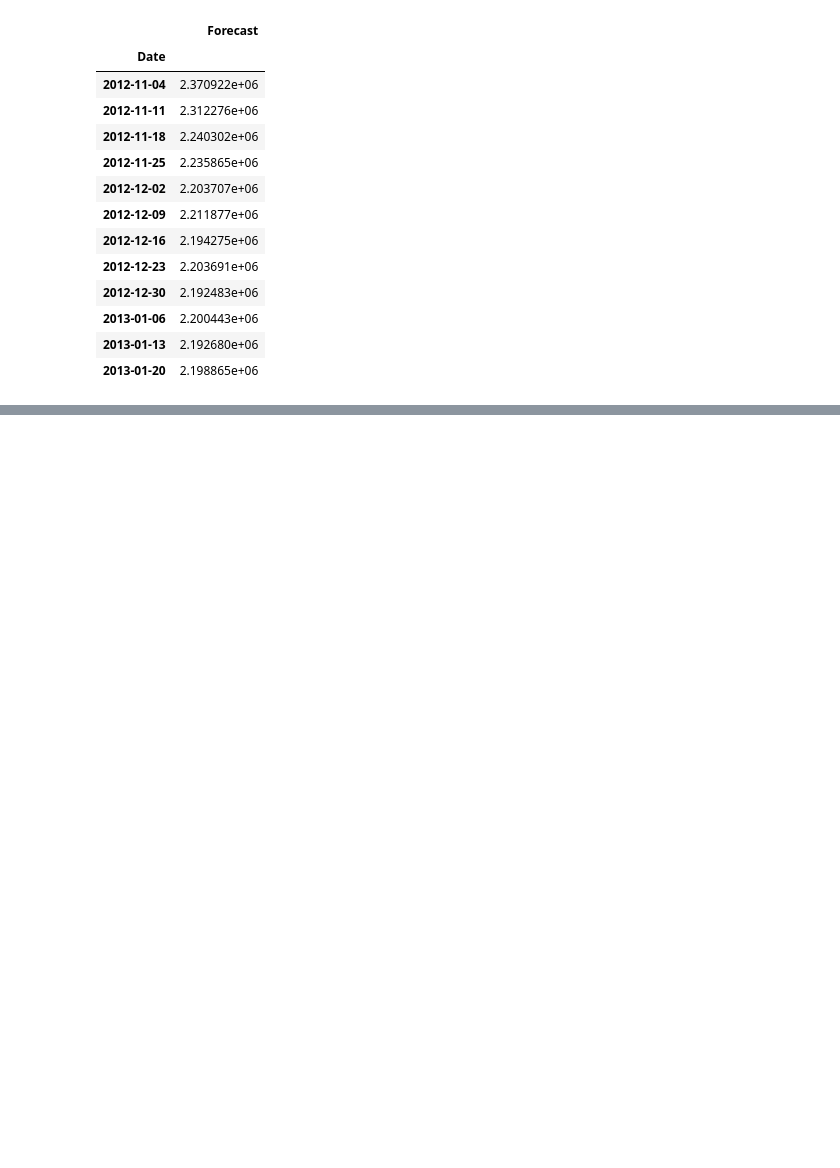
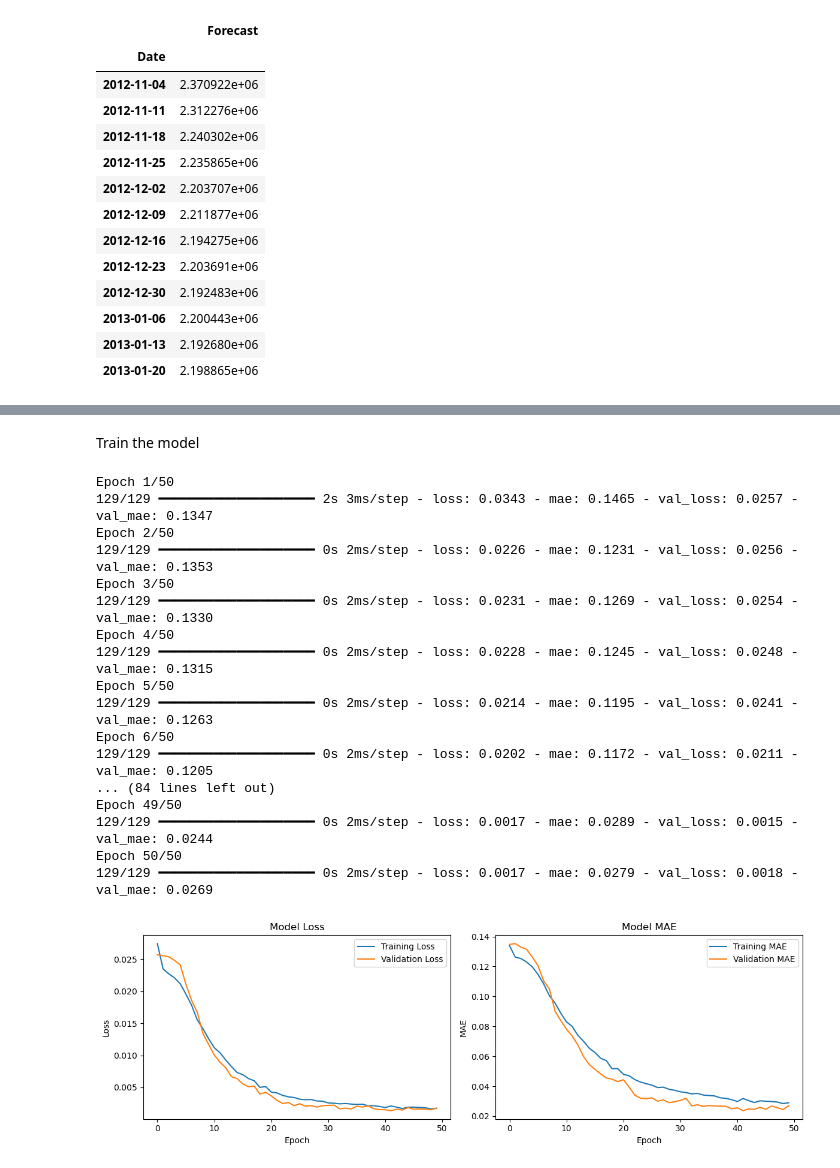
Before and after one commit to vikashsinha72/CPE_595_Team2_Project, a Jupyter notebook: walmart_weekly_sales_forcast.ipynb, the cells around one changed output, grey strips where cells are left out. Saved outputs shown, nothing was run; the diff lists cells and outputs as text; code cells hidden in the pictures; blank space fills up the shorter version.

```diff
--- a/walmart_weekly_sales_forcast.ipynb
+++ b/walmart_weekly_sales_forcast.ipynb
@@ -1108,0 +1178,8 @@ future_df.head(future_steps)
+# %%
+# Load and prepare the sales data
+sales_df = pd.read_csv('Walmart_Sales_Project.csv')
+
+# Check if the data is loaded correctly
+print("Data shape:", sales_df.shape)
+print("\nFirst few rows:")
+print(sales_df.head())
@@ -1108,0 +1303,54 @@ future_df.head(future_steps)
+# %% [markdown]
+Train the model
+# %%
+# Train the model
+history = model.fit(
+    X_train, y_train,
+    validation_split=0.2,
+    epochs=50,
+    batch_size=32,
+    verbose=1
+)
+
+# Plot training history
+plt.figure(figsize=(12, 4))
+
+# Plot loss
+plt.subplot(1, 2, 1)
+plt.plot(history.history['loss'], label='Training Loss')
+plt.plot(history.history['val_loss'], label='Validation Loss')
+plt.title('Model Loss')
+plt.xlabel('Epoch')
+plt.ylabel('Loss')
+plt.legend()
+
+# Plot MAE
+plt.subplot(1, 2, 2)
+plt.plot(history.history['mae'], label='Training MAE')
+plt.plot(history.history['val_mae'], label='Validation MAE')
+plt.title('Model MAE')
+plt.xlabel('Epoch')
+plt.ylabel('MAE')
+plt.legend()
+
+plt.tight_layout()
+plt.show()
+# %% [output]
+Epoch 1/50
+129/129 ━━━━━━━━━━━━━━━━━━━━ 2s 3ms/step - loss: 0.0343 - mae: 0.1465 - val_loss: 0.0257 - val_mae: 0.1347
+Epoch 2/50
+129/129 ━━━━━━━━━━━━━━━━━━━━ 0s 2ms/step - loss: 0.0226 - mae: 0.1231 - val_loss: 0.0256 - val_mae: 0.1353
+Epoch 3/50
+129/129 ━━━━━━━━━━━━━━━━━━━━ 0s 2ms/step - loss: 0.0231 - mae: 0.1269 - val_loss: 0.0254 - val_mae: 0.1330
+Epoch 4/50
+129/129 ━━━━━━━━━━━━━━━━━━━━ 0s 2ms/step - loss: 0.0228 - mae: 0.1245 - val_loss: 0.0248 - val_mae: 0.1315
+Epoch 5/50
+129/129 ━━━━━━━━━━━━━━━━━━━━ 0s 2ms/step - loss: 0.0214 - mae: 0.1195 - val_loss: 0.0241 - val_mae: 0.1263
+Epoch 6/50
+129/129 ━━━━━━━━━━━━━━━━━━━━ 0s 2ms/step - loss: 0.0202 - mae: 0.1172 - val_loss: 0.0211 - val_mae: 0.1205
+... (84 lines left out)
+Epoch 49/50
+129/129 ━━━━━━━━━━━━━━━━━━━━ 0s 2ms/step - loss: 0.0017 - mae: 0.0289 - val_loss: 0.0015 - val_mae: 0.0244
+Epoch 50/50
+129/129 ━━━━━━━━━━━━━━━━━━━━ 0s 2ms/step - loss: 0.0017 - mae: 0.0279 - val_loss: 0.0018 - val_mae: 0.0269
+[figure, added]
```
Also changed, not shown: parts of 14 cells of this notebook.
